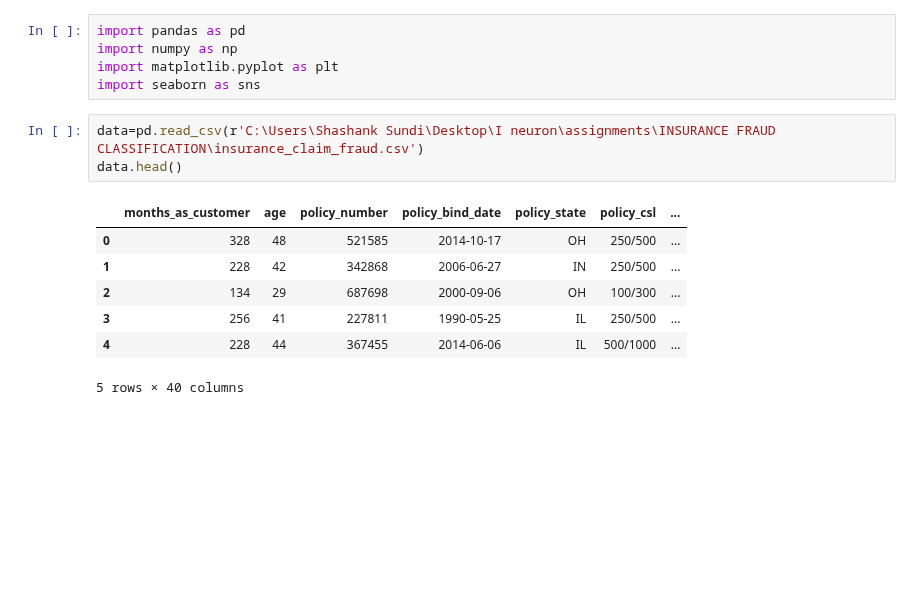
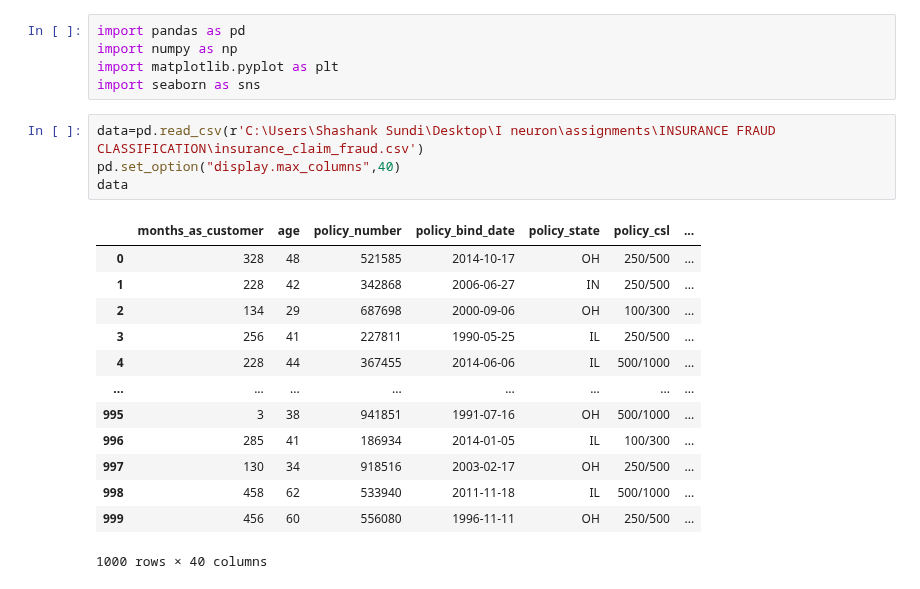
Before and after one commit to Shashank-Sundi/NOTEBOOKS, a Jupyter notebook: INSURANCE-CLAIM-FRAUD.ipynb, the cells around one changed output. Cells and saved outputs as stored; diff of their text form; blank space fills up the shorter version.

```diff
--- a/INSURANCE-CLAIM-FRAUD.ipynb
+++ b/INSURANCE-CLAIM-FRAUD.ipynb
@@ -5,12 +5,19 @@ import matplotlib.pyplot as plt
 import seaborn as sns
 # %%
 data=pd.read_csv(r'C:\Users\Shashank Sundi\Desktop\I neuron\assignments\INSURANCE FRAUD CLASSIFICATION\insurance_claim_fraud.csv')
-data.head()
+pd.set_option("display.max_columns",40)
+data
 # %% [output]
 |  | months_as_customer | age | policy_number | policy_bind_date | policy_state | policy_csl | ... |
 | 0 | 328 | 48 | 521585 | 2014-10-17 | OH | 250/500 | ... |
 | 1 | 228 | 42 | 342868 | 2006-06-27 | IN | 250/500 | ... |
 | 2 | 134 | 29 | 687698 | 2000-09-06 | OH | 100/300 | ... |
 | 3 | 256 | 41 | 227811 | 1990-05-25 | IL | 250/500 | ... |
 | 4 | 228 | 44 | 367455 | 2014-06-06 | IL | 500/1000 | ... |
+| ... | ... | ... | ... | ... | ... | ... | ... |
+| 995 | 3 | 38 | 941851 | 1991-07-16 | OH | 500/1000 | ... |
+| 996 | 285 | 41 | 186934 | 2014-01-05 | IL | 100/300 | ... |
+| 997 | 130 | 34 | 918516 | 2003-02-17 | OH | 250/500 | ... |
+| 998 | 458 | 62 | 533940 | 2011-11-18 | IL | 500/1000 | ... |
+| 999 | 456 | 60 | 556080 | 1996-11-11 | OH | 250/500 | ... |
-5 rows × 40 columns
+1000 rows × 40 columns
```
Also changed, not shown: parts of 5 cells of this notebook.
